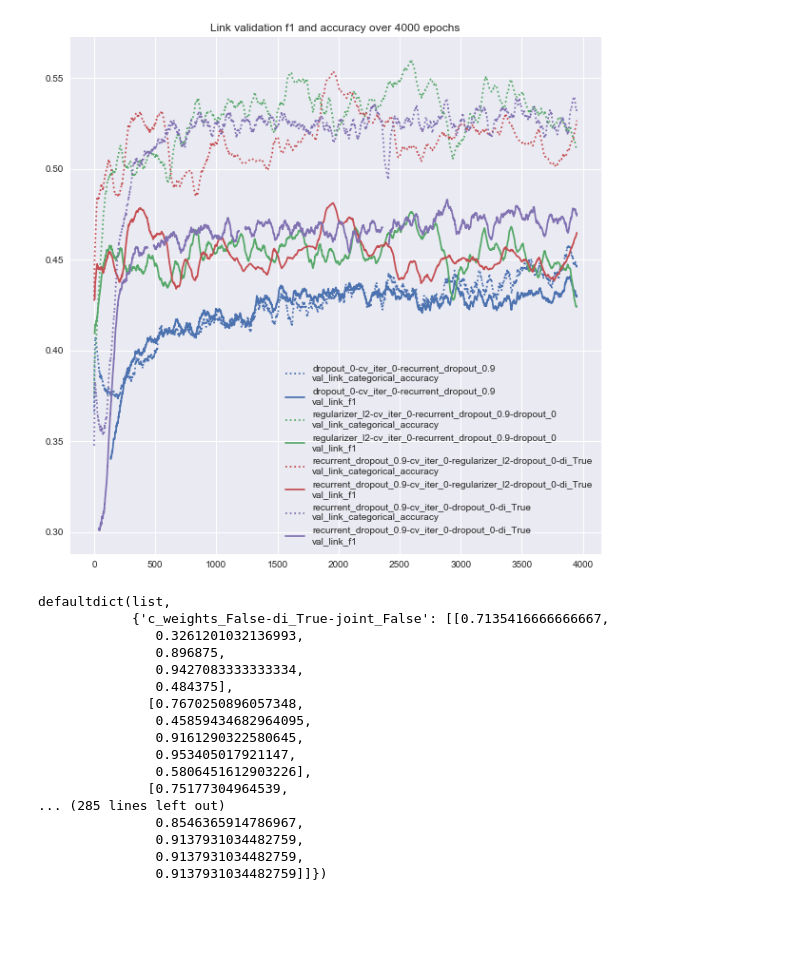
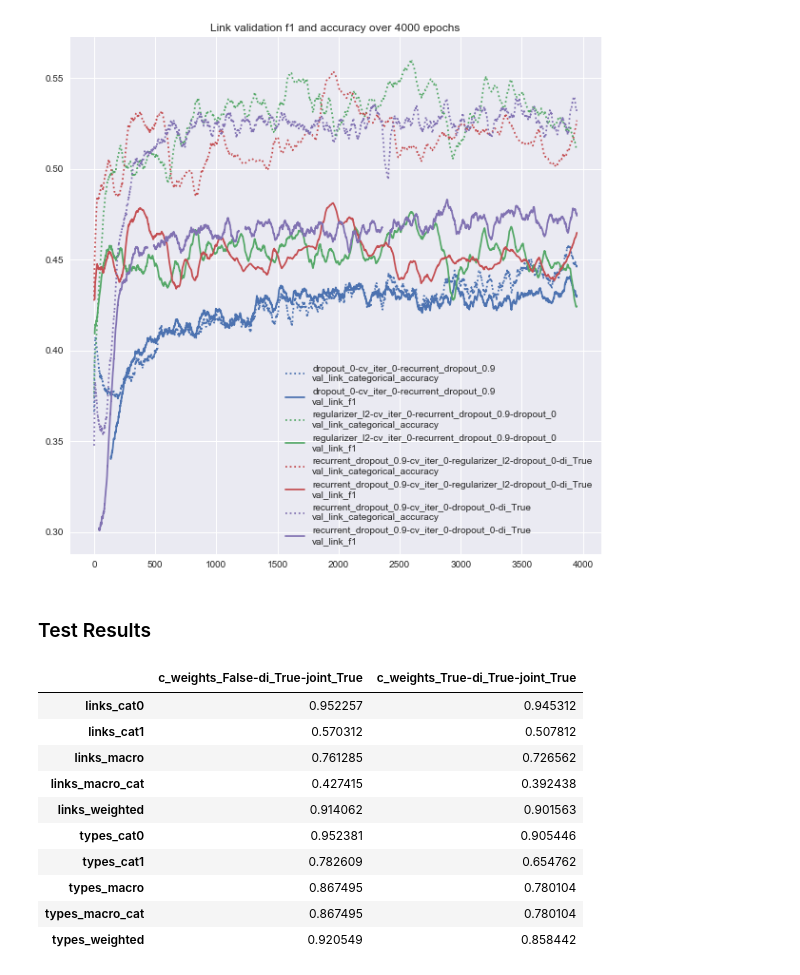
Before and after one commit to oguzserbetci/argmin2017, a Jupyter notebook: notebooks/Analyse output.ipynb, the cells around one changed output. Drawn from its saved outputs; the diff is of its cells as text; code cells hidden in the pictures; blank space fills up the shorter version.

```diff
--- a/notebooks/Analyse output.ipynb
+++ b/notebooks/Analyse output.ipynb
@@ -14,6 +13,6 @@ def read_results(filename):
         results = pickle.load(f)
     return results
 # %%
-new_arch_results = read_results('../cross_validation/decoder_input/train.pl')
-cw_joint_results = read_results('../cross_validation/0/train.pl')
+small_results = read_results('../cross_validation/cw_joint3/0/train.pl')
+large_results = read_results('../cross_validation/cw_joint4/ext_1/ext_train.pl')
 # old_arch_results = read_results('./cross_validation/old_arch/train.pl')
@@ -157,20 +131,2 @@ plot_for_params(['val_link_categorical_accuracy', 'val_link_f1'])
-# %%
-cw_joint_results['tests']
-# %% [output]
-defaultdict(list,
-            {'c_weights_False-di_True-joint_False': [[0.7135416666666667,
-               0.3261201032136993,
-               0.896875,
-               0.9427083333333334,
-               0.484375],
-              [0.7670250896057348,
-               0.45859434682964095,
-               0.9161290322580645,
-               0.953405017921147,
-               0.5806451612903226],
-              [0.75177304964539,
-... (285 lines left out)
-               0.8546365914786967,
-               0.9137931034482759,
-               0.9137931034482759,
-               0.9137931034482759]]})
+# %% [markdown]
+### Test Results
@@ -176,0 +140,25 @@ defaultdict(list,
+# %%
+import re
+
+def merge_test(results):
+    new = {}
+    for param, v in results.items():
+        param = re.sub(r'cv_iter_\d+-', '', param)
+        for metric, v2 in v.items():
+            new.setdefault(param, {}).setdefault(metric, []).extend(v2)
+
+    return new
+# %%
+pd.DataFrame(merge_test(small_results['tests'])).apply(lambda x: np.mean(np.stack(x), axis=-1))
+# %% [output]
+|  | c_weights_False-di_True-joint_True | c_weights_True-di_True-joint_True |
+| links_cat0 | 0.952257 | 0.945312 |
+| links_cat1 | 0.570312 | 0.507812 |
+| links_macro | 0.761285 | 0.726562 |
+| links_macro_cat | 0.427415 | 0.392438 |
+| links_weighted | 0.914062 | 0.901563 |
+| types_cat0 | 0.952381 | 0.905446 |
+| types_cat1 | 0.782609 | 0.654762 |
+| types_macro | 0.867495 | 0.780104 |
+| types_macro_cat | 0.867495 | 0.780104 |
+| types_weighted | 0.920549 | 0.858442 |
```
Also changed, not shown: parts of 18 cells of this notebook, 2 other files.
